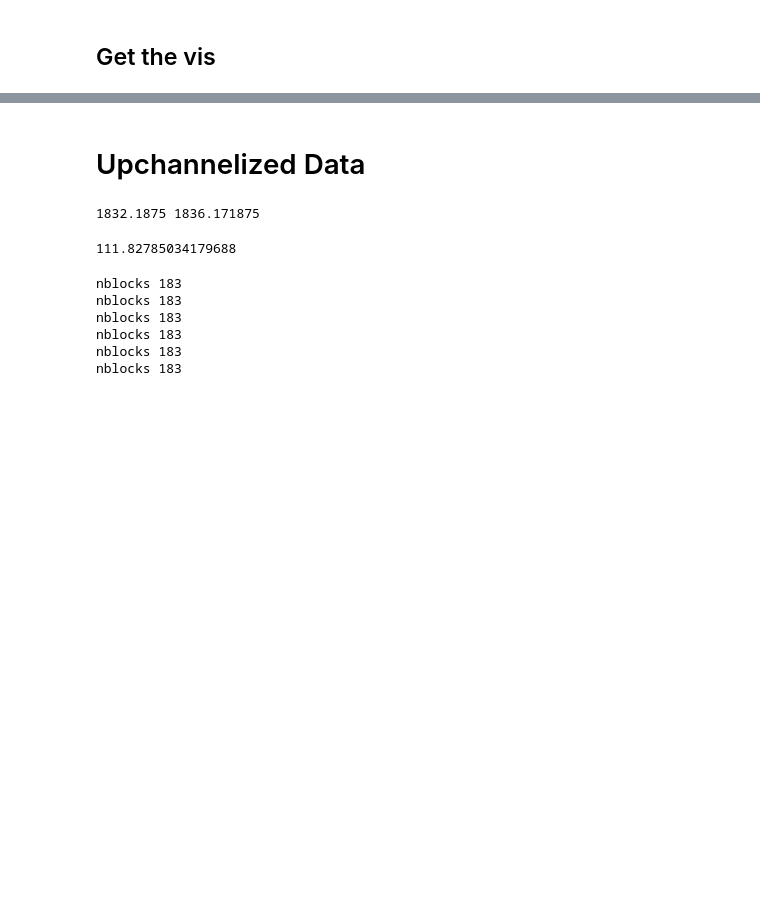
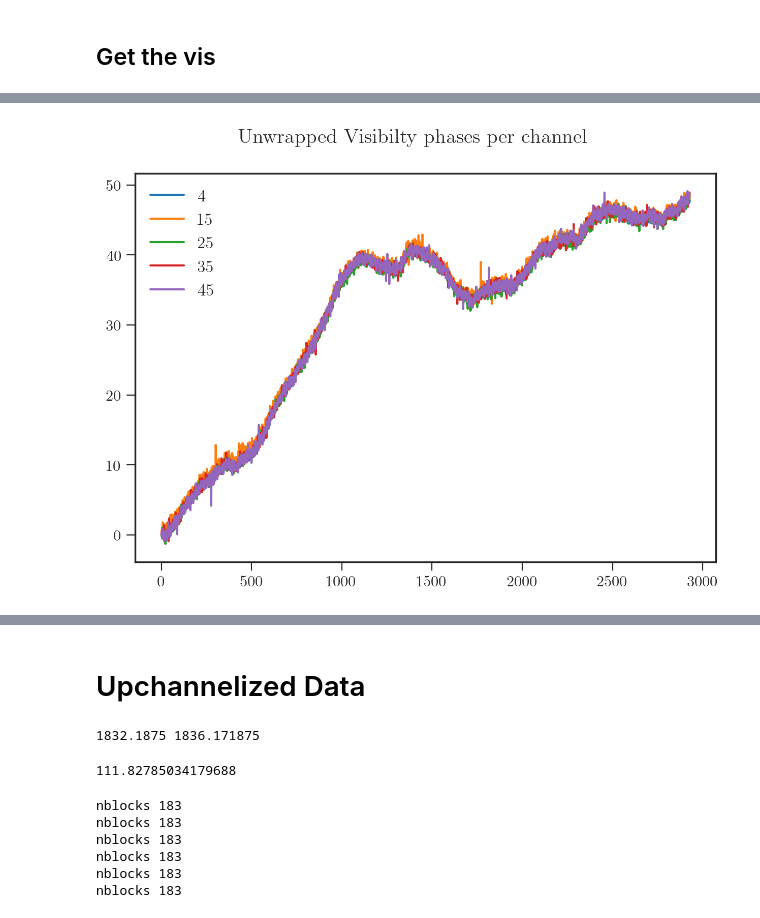
Before and after one commit to ALBATROS-Experiment/albatros_analysis, a Jupyter notebook: scripts/sim_plots.ipynb, the cells around one changed output, grey strips where cells are left out. Saved outputs shown, nothing was run; the diff lists cells and outputs as text; code cells hidden in the pictures; blank space fills up the shorter version.

```diff
--- a/scripts/sim_plots.ipynb
+++ b/scripts/sim_plots.ipynb
@@ -221,5 +197,14 @@ nblocks 40
 getting corrected vis
 getting uncorrected vis
+# %%
+phase_sliced = np.unwrap(phase_corr[:, chan_slice], axis=0)
+for i in range(len(chan_slice)):
+    plt.plot((phase_sliced[:,i]-phase_sliced[0,i])/(2*np.pi*0.11), label=chan_slice[i])
+plt.legend()
+plt.suptitle('Unwrapped Visibilty phases per channel')
+plt.tight_layout()
+# %% [output]
+[figure, added]
 # %%
 # Correlation window
 N = cxcorr.shape[1]
```
Also changed, not shown: parts of 10 cells of this notebook, 10 other files.
